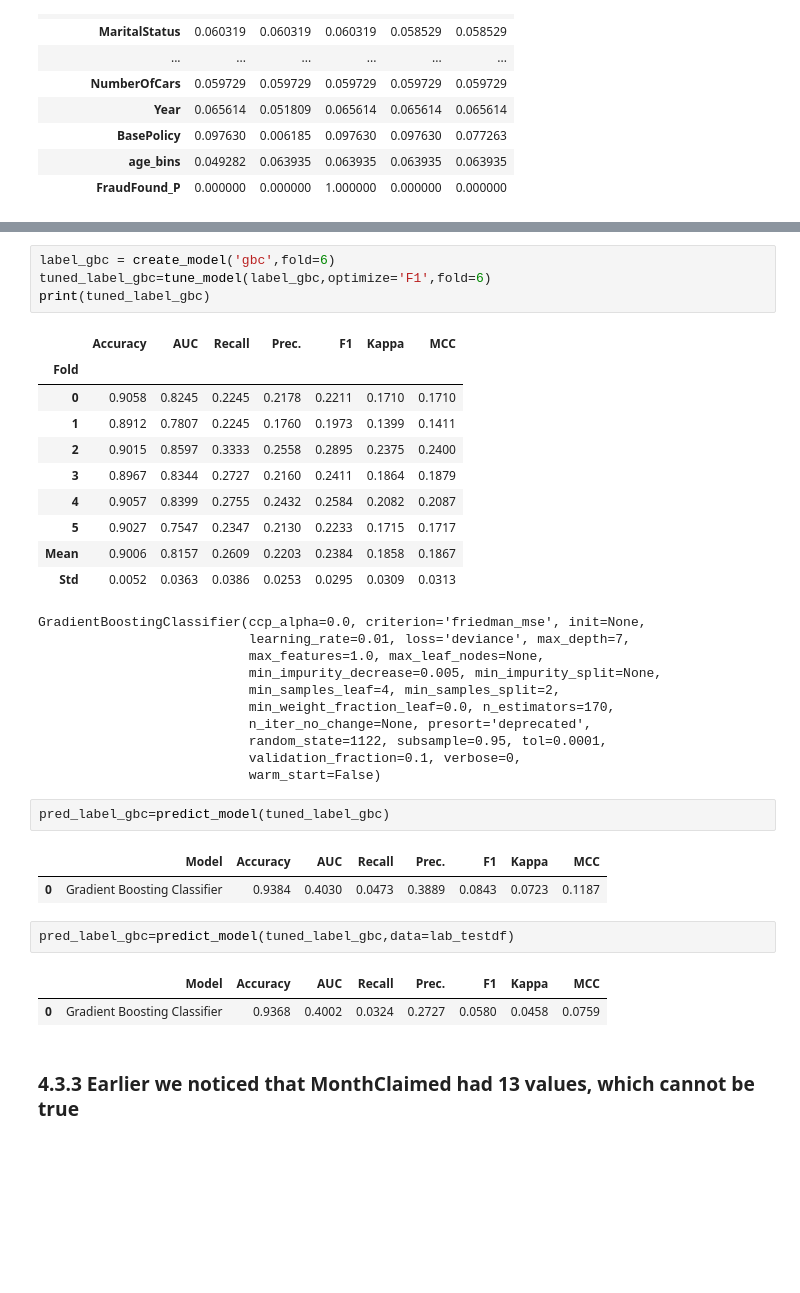
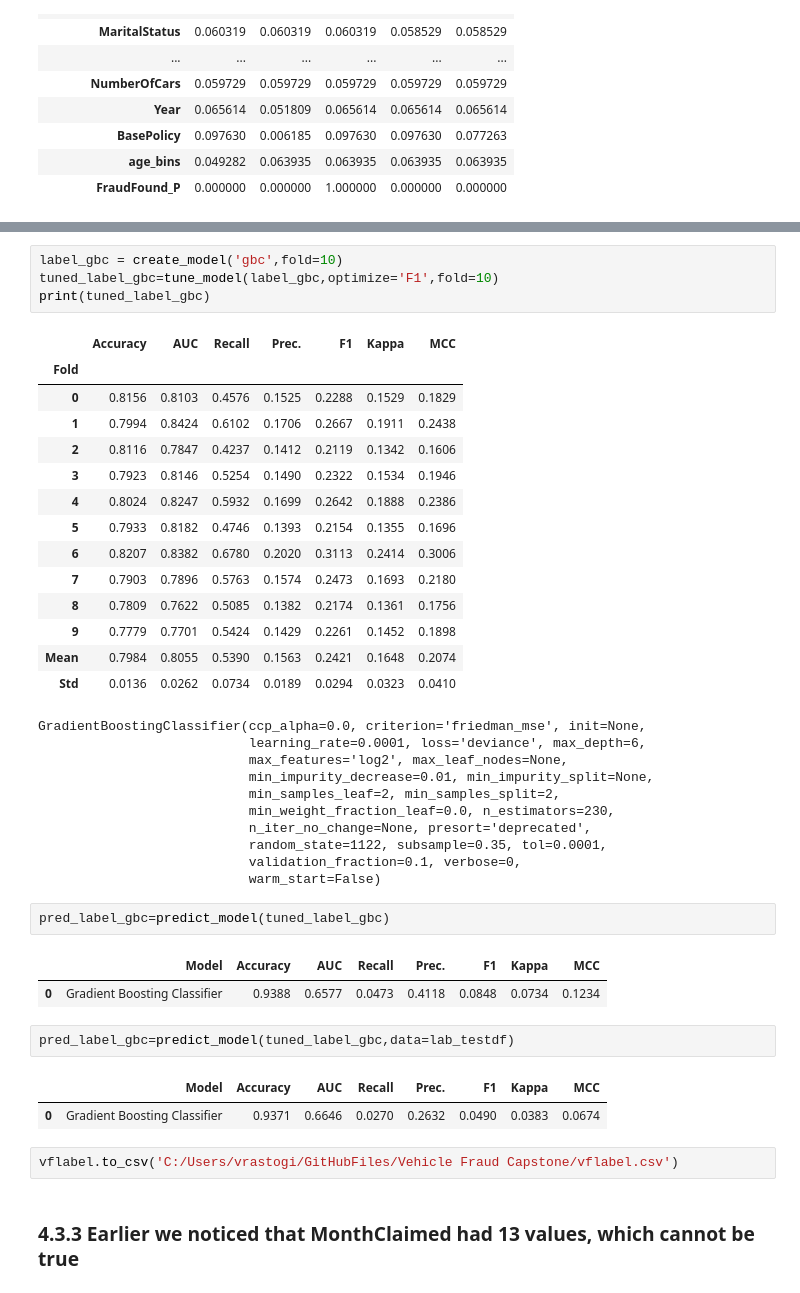
Before and after one commit to vishrast/Vehicle-Insurance-Fraud-Detection-, a Jupyter notebook: PycaretNewtarget.ipynb, the cells around one changed output, grey strips where cells are left out. Saved outputs shown, nothing was run; the diff lists cells and outputs as text; blank space fills up the shorter version.

```diff
--- a/PycaretNewtarget.ipynb
+++ b/PycaretNewtarget.ipynb
@@ -863,38 +994,44 @@ setup_label = compare_models()
 # %%
-label_gbc = create_model('gbc',fold=6)
-tuned_label_gbc=tune_model(label_gbc,optimize='F1',fold=6)
+label_gbc = create_model('gbc',fold=10)
+tuned_label_gbc=tune_model(label_gbc,optimize='F1',fold=10)
 print(tuned_label_gbc)
 # %% [output]
 |  | Accuracy | AUC | Recall | Prec. | F1 | Kappa | MCC |
 | Fold |  |  |  |  |  |  |  |
-| 0 | 0.9058 | 0.8245 | 0.2245 | 0.2178 | 0.2211 | 0.1710 | 0.1710 |
-| 1 | 0.8912 | 0.7807 | 0.2245 | 0.1760 | 0.1973 | 0.1399 | 0.1411 |
-| 2 | 0.9015 | 0.8597 | 0.3333 | 0.2558 | 0.2895 | 0.2375 | 0.2400 |
-| 3 | 0.8967 | 0.8344 | 0.2727 | 0.2160 | 0.2411 | 0.1864 | 0.1879 |
-| 4 | 0.9057 | 0.8399 | 0.2755 | 0.2432 | 0.2584 | 0.2082 | 0.2087 |
-| 5 | 0.9027 | 0.7547 | 0.2347 | 0.2130 | 0.2233 | 0.1715 | 0.1717 |
-| Mean | 0.9006 | 0.8157 | 0.2609 | 0.2203 | 0.2384 | 0.1858 | 0.1867 |
-| Std | 0.0052 | 0.0363 | 0.0386 | 0.0253 | 0.0295 | 0.0309 | 0.0313 |
+| 0 | 0.8156 | 0.8103 | 0.4576 | 0.1525 | 0.2288 | 0.1529 | 0.1829 |
+| 1 | 0.7994 | 0.8424 | 0.6102 | 0.1706 | 0.2667 | 0.1911 | 0.2438 |
+| 2 | 0.8116 | 0.7847 | 0.4237 | 0.1412 | 0.2119 | 0.1342 | 0.1606 |
+| 3 | 0.7923 | 0.8146 | 0.5254 | 0.1490 | 0.2322 | 0.1534 | 0.1946 |
+| 4 | 0.8024 | 0.8247 | 0.5932 | 0.1699 | 0.2642 | 0.1888 | 0.2386 |
+| 5 | 0.7933 | 0.8182 | 0.4746 | 0.1393 | 0.2154 | 0.1355 | 0.1696 |
+| 6 | 0.8207 | 0.8382 | 0.6780 | 0.2020 | 0.3113 | 0.2414 | 0.3006 |
+| 7 | 0.7903 | 0.7896 | 0.5763 | 0.1574 | 0.2473 | 0.1693 | 0.2180 |
+| 8 | 0.7809 | 0.7622 | 0.5085 | 0.1382 | 0.2174 | 0.1361 | 0.1756 |
+| 9 | 0.7779 | 0.7701 | 0.5424 | 0.1429 | 0.2261 | 0.1452 | 0.1898 |
+| Mean | 0.7984 | 0.8055 | 0.5390 | 0.1563 | 0.2421 | 0.1648 | 0.2074 |
+| Std | 0.0136 | 0.0262 | 0.0734 | 0.0189 | 0.0294 | 0.0323 | 0.0410 |
 GradientBoostingClassifier(ccp_alpha=0.0, criterion='friedman_mse', init=None,
-                           learning_rate=0.01, loss='deviance', max_depth=7,
-                           max_features=1.0, max_leaf_nodes=None,
-                           min_impurity_decrease=0.005, min_impurity_split=None,
-                           min_samples_leaf=4, min_samples_split=2,
-                           min_weight_fraction_leaf=0.0, n_estimators=170,
+                           learning_rate=0.0001, loss='deviance', max_depth=6,
+                           max_features='log2', max_leaf_nodes=None,
+                           min_impurity_decrease=0.01, min_impurity_split=None,
+                           min_samples_leaf=2, min_samples_split=2,
+                           min_weight_fraction_leaf=0.0, n_estimators=230,
                            n_iter_no_change=None, presort='deprecated',
-                           random_state=1122, subsample=0.95, tol=0.0001,
+                           random_state=1122, subsample=0.35, tol=0.0001,
                            validation_fraction=0.1, verbose=0,
                            warm_start=False)
 # %%
 pred_label_gbc=predict_model(tuned_label_gbc)
 # %% [output]
 |  | Model | Accuracy | AUC | Recall | Prec. | F1 | Kappa | MCC |
-| 0 | Gradient Boosting Classifier | 0.9384 | 0.4030 | 0.0473 | 0.3889 | 0.0843 | 0.0723 | 0.1187 |
+| 0 | Gradient Boosting Classifier | 0.9388 | 0.6577 | 0.0473 | 0.4118 | 0.0848 | 0.0734 | 0.1234 |
 # %%
 pred_label_gbc=predict_model(tuned_label_gbc,data=lab_testdf)
 # %% [output]
 |  | Model | Accuracy | AUC | Recall | Prec. | F1 | Kappa | MCC |
-| 0 | Gradient Boosting Classifier | 0.9368 | 0.4002 | 0.0324 | 0.2727 | 0.0580 | 0.0458 | 0.0759 |
+| 0 | Gradient Boosting Classifier | 0.9371 | 0.6646 | 0.0270 | 0.2632 | 0.0490 | 0.0383 | 0.0674 |
+# %%
+vflabel.to_csv('C:/Users/vrastogi/GitHubFiles/Vehicle Fraud Capstone/vflabel.csv')
 # %% [markdown]
 ### 4.3.3 Earlier we noticed that MonthClaimed had 13 values, which cannot be true
 # %%
```
Also changed, not shown: parts of 25 cells of this notebook, 2 other files.
